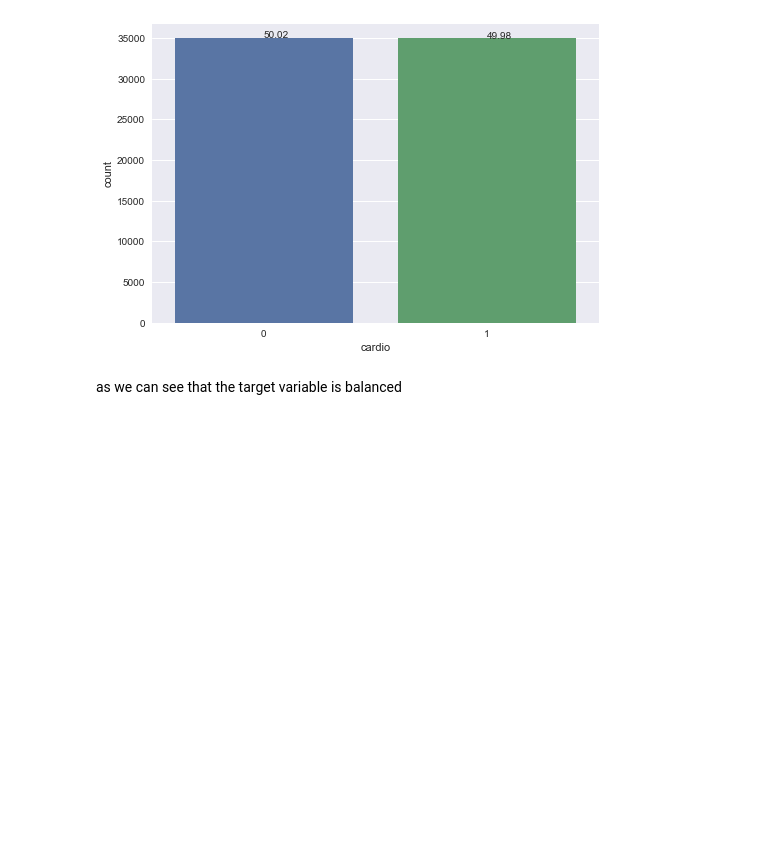
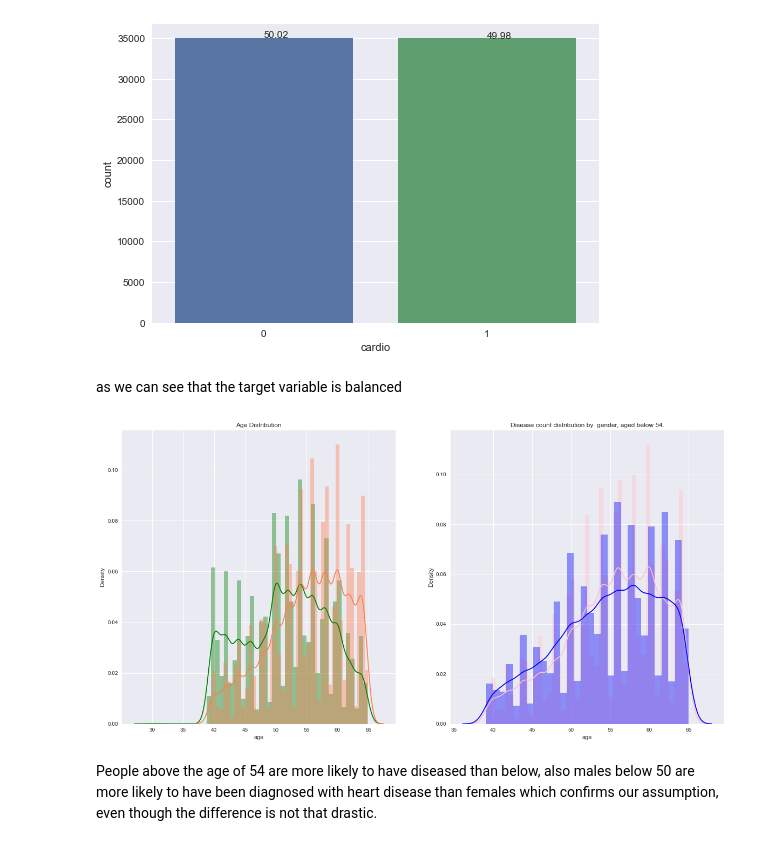
Before and after one commit to Aditya-Ramachandran/cardiovascular-disease-detection, a Jupyter notebook: EDA 1.ipynb, the cells around one changed output. Saved outputs shown, nothing was run; the diff lists cells and outputs as text; code cells hidden in the pictures; blank space fills up the shorter version.

Commit message:
checked the relation between age and disease

```diff
--- a/EDA 1.ipynb
+++ b/EDA 1.ipynb
@@ -113,3 +113,22 @@ plt.show()
 [figure]
 # %% [markdown]
 as we can see that the target variable is balanced
+# %%
+# Age is given in days. Transforming it into years for better understanding and checking relation with the target variable.
+
+data['age'] = data['age']/365
+# %%
+fig, (ax1,ax2) = plt.subplots(1,2, figsize=(20,10))
+
+sns.distplot(data['age'][data['cardio']==0], ax = ax1, color='green')
+sns.distplot(data['age'][data['cardio']==1], ax = ax1,color='coral')
+ax1.set_title('Age Distribution')
+
+sns.distplot(data['age'][(data['gender']==1) & (data['cardio']==1)],ax = ax2,color='pink')
+sns.distplot(data['age'][(data['gender']==2) & (data['cardio']==1)],ax = ax2,color='blue')
+ax2.set_title('Disease count distribution by  gender, aged below 54.')
+plt.show()
+# %% [output]
+[figure, added]
+# %% [markdown]
+People above the age of 54 are more likely to have diseased than below, also males below 50 are more likely to have been diagnosed with heart disease than females which confirms our assumption, even though the difference is not that drastic.
```
